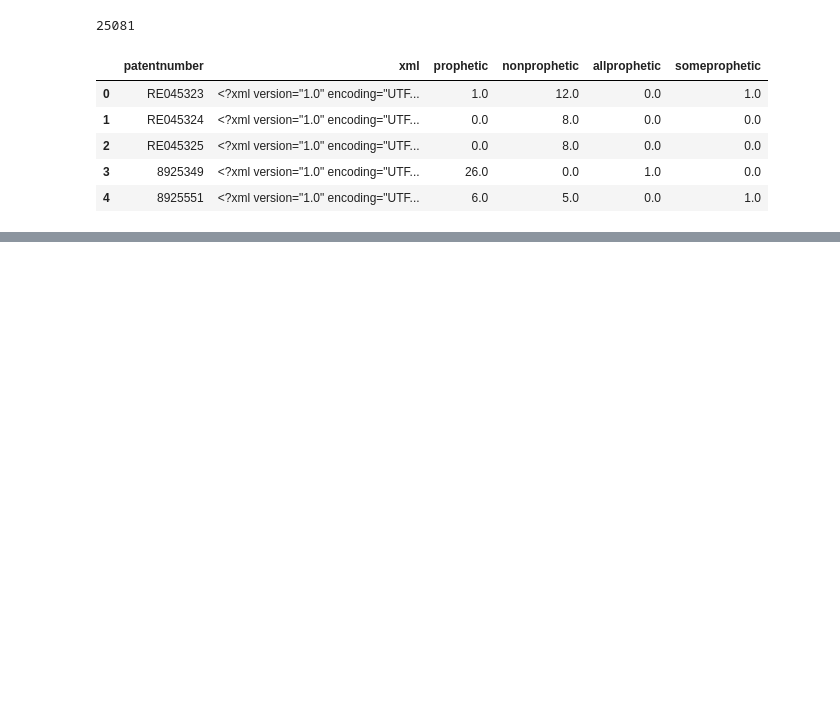
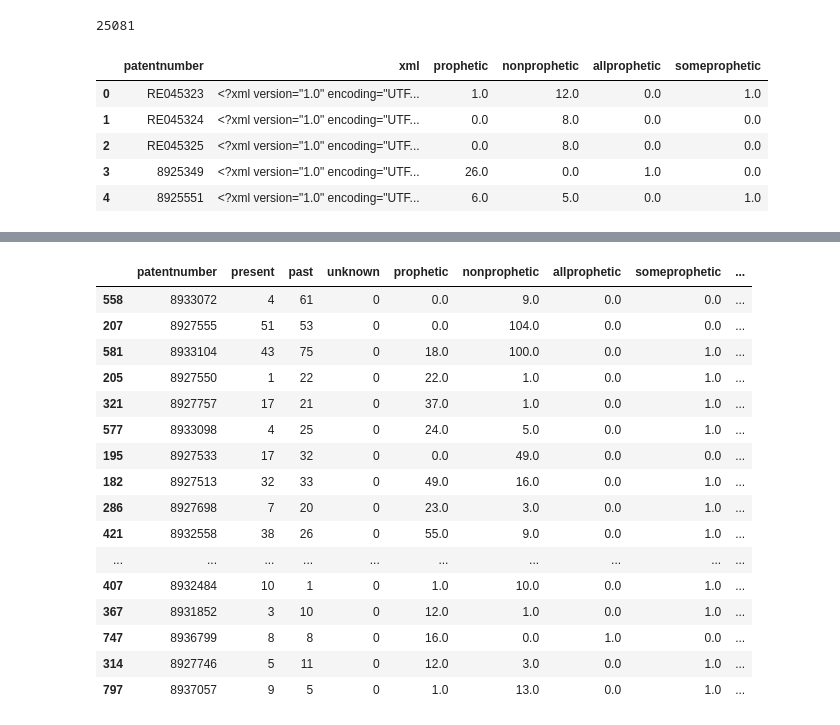
Before and after one commit to AmirMohammadiKarbalaei/prophetic_patents, a Jupyter notebook: notebooks/Algo_testing.ipynb, the cells around one changed output, grey strips where cells are left out. Saved outputs shown, nothing was run; the diff lists cells and outputs as text; code cells hidden in the pictures; blank space fills up the shorter version.

```diff
--- a/notebooks/Algo_testing.ipynb
+++ b/notebooks/Algo_testing.ipynb
@@ -153,23 +99,24 @@ def extract_examples(merged, num_of_patents=1000):
     mostdifss = []
     doc_w_exp = {}
     highest_difference_patent = None
-
+    xmls = []
     for row in merged[:num_of_patents].iterrows():
         xml = row[1]["xml"]
         if len(xml) <= 2000:
+
             short += 1
             continue
-
         s_tags = re.findall(r'<s\d+>.*?</s\d+>', xml)
-        if len(s_tags) > 0:
+        if len(s_tags) > 0 or '<sequence-cwu id="SEQLST-0">' in xml:
             gib += 1
+            xmls.append(xml)
             continue
 
         heading = extract_experiments_w_heading(xml)
         janetsnumexamples = row[1]["prophetic"] + row[1]["nonprophetic"]
 
         # Process examples based on heading presence
-        if heading:
+        if heading and len(heading) == 1:
             found_heading += 1
             examples = extract_examples_start_w_word_test(heading[0].find_next_siblings())
             if len(examples) == 0:
@@ -181,11 +128,23 @@ def extract_examples(merged, num_of_patents=1000):
             soup = BeautifulSoup(xml, 'xml')
             siblings = soup.find_all(['heading', 'p'])
             examples = extract_examples_start_w_word_test(siblings)
-
         numexamples = len(examples)
         difference = abs(numexamples - janetsnumexamples)
         mae += difference
 
+        # if difference > 0:
+        #     mostdifss.append([difference, row[1]["patentnumber"]])
+        # if difference > highest_difference:
+        #     highest_difference = difference
+        #     highest_difference_patent = row[1]["patentnumber"]
+        # if isinstance(examples, list) and len(examples) > 0:
+        #     exs = []
+        #     for ex in examples:
+        #         if len(ex["content"])>0:
+        #             exs.append(ex["content"])
+        #     examples = exs
+        # elif len(examples) > 0:
+        #         doc_w_exp[row[1]["patentnumber"]] = examples
         if difference > 0:
             mostdifss.append([difference, row[1]["patentnumber"]])
         if difference > highest_difference:
@@ -199,12 +158,13 @@ def extract_examples(merged, num_of_patents=1000):
         "not_found_heading": not_found_heading,
         "gibberish": gib,
         "too_short": short,
-        "mae": mae/num_of_patents,
+        "mae": mae/(found_heading + not_found_heading),
         "total_error": mae,
         "highest_difference": highest_difference,
         "highest_difference_patent": highest_difference_patent,
         "most_differences": mostdifss,
-        "documents_with_examples": doc_w_exp
+        "documents_with_examples": doc_w_exp,
+        "gibs": xmls
     }
 
     return results
@@ -212,9 +172,7 @@ def extract_examples(merged, num_of_patents=1000):
 
 num_of_patents = 1000
 stats = extract_examples(merged, num_of_patents=num_of_patents)
-print(f"found_heading: {stats['found_heading']}, not_found_heading: {stats['not_found_heading']}, "
-      f"gibberish: {stats['gibberish']}, too_short: {stats['too_short']}")
-print(f"{num_of_patents} patents MAE: {stats['mae']}, total_error: {stats['total_error']}, "
-      f"highest_difference: {stats['highest_difference']}, "
-      f"highest_difference_patent: {stats['highest_difference_patent']}")
+print(f"found_heading: {stats['found_heading']}, not_found_heading: {stats['not_found_heading']}, gibberish: {stats['gibberish']}, too_short: {stats['too_short']}")
+print(f"Num good xmls: {stats['found_heading'] + stats['not_found_heading']}, out of {num_of_patents}")
+print(f"Extracted patents with content {len(stats['documents_with_examples'].keys())/(stats['found_heading'] + stats['not_found_heading'])} patents MAE: {stats['mae']}, total_error: {stats['total_error']}, highest_difference: {stats['highest_difference']}, highest_difference_patent: {stats['highest_difference_patent']}")
 # %% [output]
@@ -271,0 +439,20 @@ Total of examples in freilich 11897.0,Total examples extracted 11359
+# %%
+df_check[(df_check.Total_Extracted == df_check.Total_Extracted) & (df_check.past != df_check.nonprophetic)].sort_values("nonprophetic_error",ascending=False).head(20)
+# %% [output]
+|  | patentnumber | present | past | unknown | prophetic | nonprophetic | allprophetic | someprophetic | ... |
+| 558 | 8933072 | 4 | 61 | 0 | 0.0 | 9.0 | 0.0 | 0.0 | ... |
+| 207 | 8927555 | 51 | 53 | 0 | 0.0 | 104.0 | 0.0 | 0.0 | ... |
+| 581 | 8933104 | 43 | 75 | 0 | 18.0 | 100.0 | 0.0 | 1.0 | ... |
+| 205 | 8927550 | 1 | 22 | 0 | 22.0 | 1.0 | 0.0 | 1.0 | ... |
+| 321 | 8927757 | 17 | 21 | 0 | 37.0 | 1.0 | 0.0 | 1.0 | ... |
+| 577 | 8933098 | 4 | 25 | 0 | 24.0 | 5.0 | 0.0 | 1.0 | ... |
+| 195 | 8927533 | 17 | 32 | 0 | 0.0 | 49.0 | 0.0 | 0.0 | ... |
+| 182 | 8927513 | 32 | 33 | 0 | 49.0 | 16.0 | 0.0 | 1.0 | ... |
+| 286 | 8927698 | 7 | 20 | 0 | 23.0 | 3.0 | 0.0 | 1.0 | ... |
+| 421 | 8932558 | 38 | 26 | 0 | 55.0 | 9.0 | 0.0 | 1.0 | ... |
+| ... | ... | ... | ... | ... | ... | ... | ... | ... | ... |
+| 407 | 8932484 | 10 | 1 | 0 | 1.0 | 10.0 | 0.0 | 1.0 | ... |
+| 367 | 8931852 | 3 | 10 | 0 | 12.0 | 1.0 | 0.0 | 1.0 | ... |
+| 747 | 8936799 | 8 | 8 | 0 | 16.0 | 0.0 | 1.0 | 0.0 | ... |
+| 314 | 8927746 | 5 | 11 | 0 | 12.0 | 3.0 | 0.0 | 1.0 | ... |
+| 797 | 8937057 | 9 | 5 | 0 | 1.0 | 13.0 | 0.0 | 1.0 | ... |
```
Also changed, not shown: parts of 24 cells of this notebook, 1 other file.
